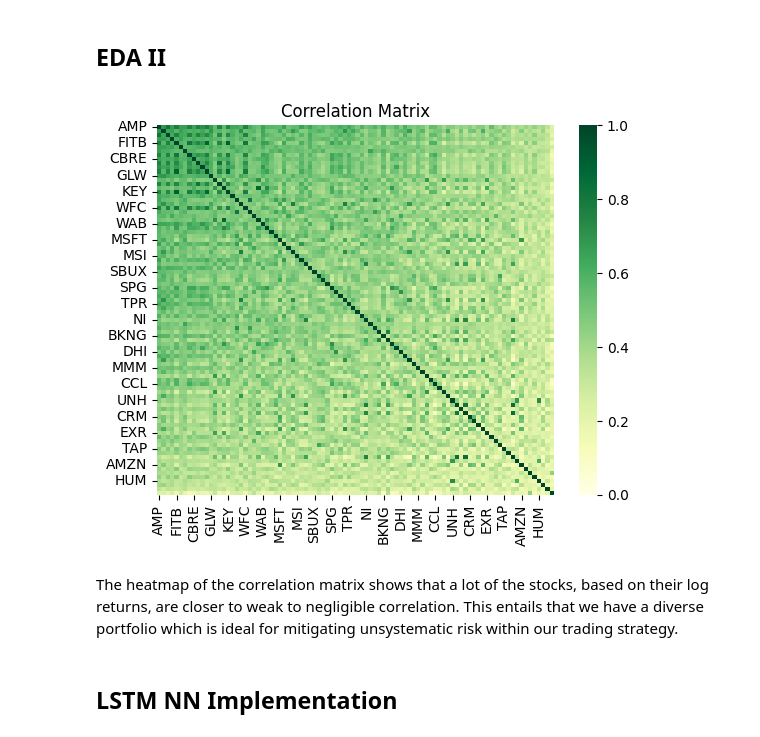
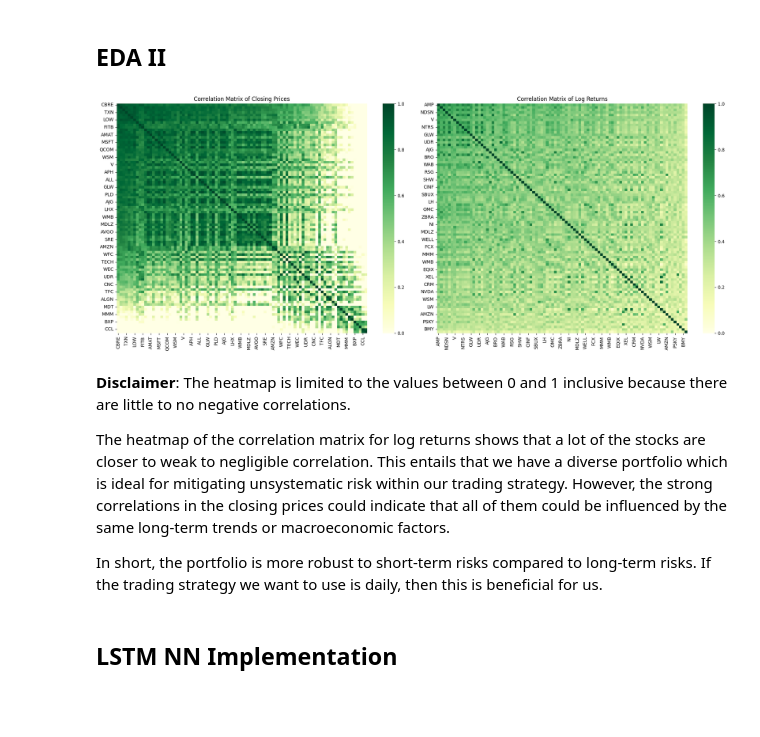
Before and after one commit to donnafaithhh/LSTM-Trading, a Jupyter notebook: 02 LSTM Implementation.ipynb, the cells around one changed output. Drawn from its saved outputs; the diff is of its cells as text; code cells hidden in the pictures; blank space fills up the shorter version.

Commit message:
added conclusion and started trading bot

```diff
--- a/02 LSTM Implementation.ipynb
+++ b/02 LSTM Implementation.ipynb
@@ -287,24 +267,41 @@ There are no more nulls for standardized data.
 When training the model, we want to make sure that it is not handling any null data because this might affect how well it can forecast.
 # %% [markdown]
 ## EDA II
-# %%
-# get correlations
-correl_matrix = log_returns.corr()
-order = correl_matrix.mean().sort_values(ascending=False).index
-correl_matrix_sorted = correl_matrix.loc[order, order]
-
-# plotting
-plt.figure()
-sns.heatmap(
-    correl_matrix_sorted, cmap='YlGn', fmt=".2f", vmin=0, vmax=1
-)
-plt.title('Correlation Matrix')
-plt.show()
-# %% [output]
-[figure, removed]
+# %%
+# compute correlation matrices
+correl_prices = historical_data.corr()
+order_prices = correl_prices.mean().sort_values(ascending=False).index
+correl_prices_sorted = correl_prices.loc[order_prices, order_prices]
+
+correl_returns = log_returns.corr()
+order_returns = correl_returns.mean().sort_values(ascending=False).index
+correl_returns_sorted = correl_returns.loc[order_returns, order_returns]
+
+# plotting
+fig, axes = plt.subplots(1, 2, figsize=(20, 8))
+
+sns.heatmap(
+    correl_prices_sorted, cmap='YlGn', fmt=".2f", vmin=0, vmax=1, ax=axes[0]
+)
+axes[0].set_title('Correlation Matrix of Closing Prices')
+
+sns.heatmap(
+    correl_returns_sorted, cmap='YlGn', fmt=".2f", vmin=0, vmax=1, ax=axes[1]
+)
+axes[1].set_title('Correlation Matrix of Log Returns')
+
+plt.tight_layout()
+plt.show()
+# %% [output]
+[figure, added]
 # %% [markdown]
-The heatmap of the correlation matrix shows that a lot of the stocks, based on their log returns, are closer to weak to negligible correlation.
+**Disclaimer**: The heatmap is limited to the values between 0 and 1 inclusive because there are little to no negative correlations.
+
+The heatmap of the correlation matrix for log returns shows that a lot of the stocks are closer to weak to negligible correlation.
 This entails that we have a diverse portfolio which is ideal for mitigating unsystematic risk within our trading strategy.
+However, the strong correlations in the closing prices could indicate that all of them could be influenced by the same long-term trends or macroeconomic factors.
+
+In short, the portfolio is more robust to short-term risks compared to long-term risks. If the trading strategy we want to use is daily, then this is beneficial for us.
 # %% [markdown]
 ## LSTM NN Implementation
 # %% [markdown]
```
Also changed, not shown: parts of 11 cells of this notebook, 2 other files.
